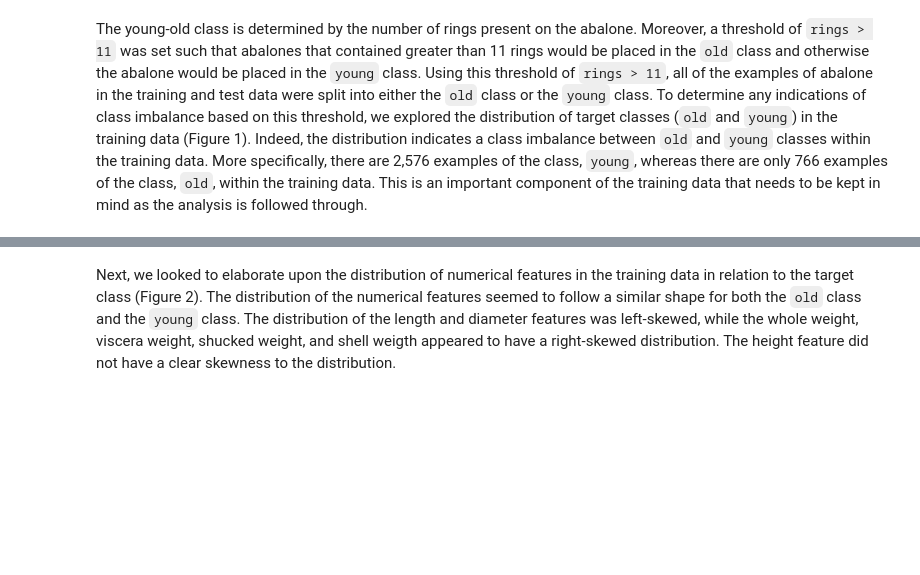
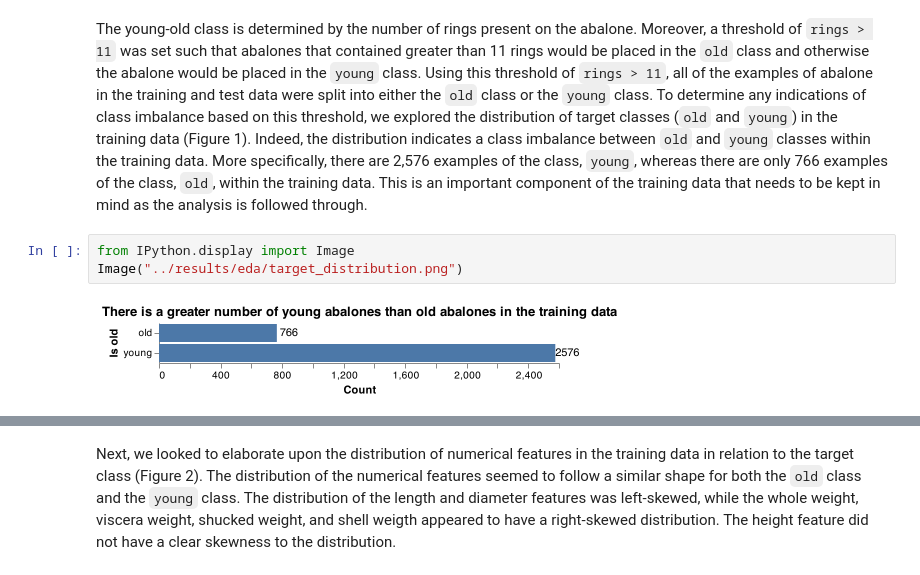
Before and after one commit to veerupandey/abalone_age_classification, a Jupyter notebook: docs/Project_report_milestone2.ipynb, the cells around one changed output, grey strips where cells are left out. Cells and saved outputs as stored; diff of their text form; blank space fills up the shorter version.

Commit message:
Fix figure images

```diff
--- a/docs/Project_report_milestone2.ipynb
+++ b/docs/Project_report_milestone2.ipynb
@@ -30,4 +30,9 @@ Here, we aim to answer one research question with a Logistic Regression classifi
 ## Findings and results
 # %% [markdown]
 The young-old class is determined by the number of rings present on the abalone. Moreover, a threshold of `rings > 11` was set such that abalones that contained greater than 11 rings would be placed in the `old` class and otherwise the abalone would be placed in the `young` class. Using this threshold of `rings > 11`, all of the examples of abalone in the training and test data were split into either the `old` class or the `young` class. To determine any indications of class imbalance based on this threshold, we explored the distribution of target classes (`old` and `young`) in the training data (Figure 1). Indeed, the distribution indicates a class imbalance between `old` and `young` classes within the training data. More specifically, there are 2,576 examples of the class, `young`, whereas there are only 766 examples of the class, `old`, within the training data. This is an important component of the training data that needs to be kept in mind as the analysis is followed through.
+# %%
+from IPython.display import Image
+Image("../results/eda/target_distribution.png")
+# %% [output]
+[figure, added]
 # %% [markdown]
```
Also changed, not shown: parts of 7 cells of this notebook.
